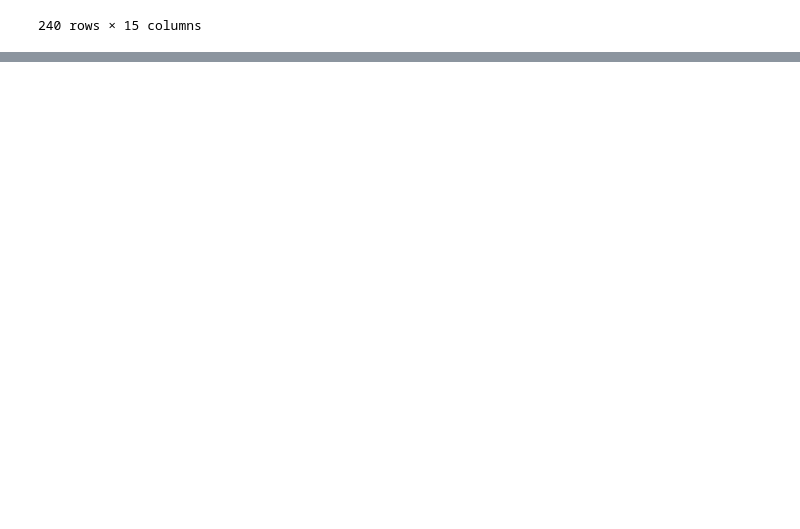
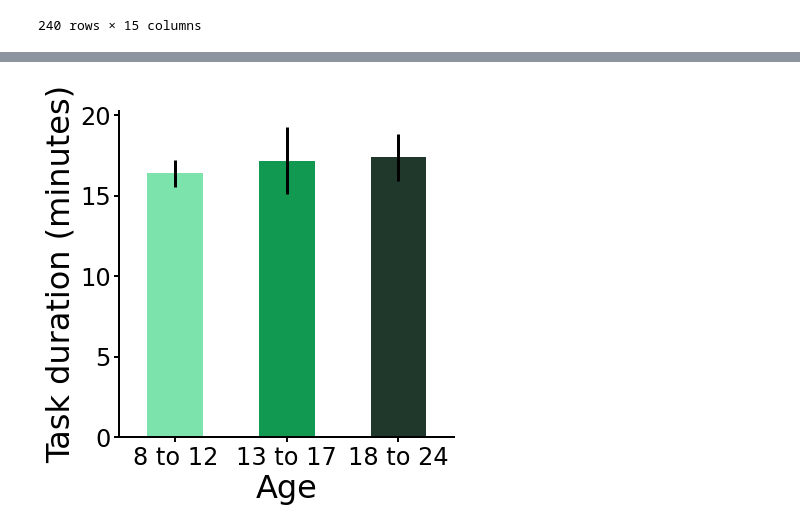
Before and after one commit to sinabolouki/fourinarow_analyses, a Jupyter notebook: Analysis notebooks/new/Age Plots.ipynb, the cells around one changed output, grey strips where cells are left out. Saved outputs shown, nothing was run; the diff lists cells and outputs as text; code cells hidden in the pictures; blank space fills up the shorter version.

```diff
--- a/Analysis notebooks/new/Age Plots.ipynb
+++ b/Analysis notebooks/new/Age Plots.ipynb
@@ -167,0 +174,6 @@ set_labels(ax, "Game duration (s)").tick_params("x", labelrotation=0)
+# %%
+plotdata = pd.merge(dur, age, how="left", left_on="User", right_on="username").groupby("ageBin")["TotalDurationMinutes"].aggregate(['mean', 'sem'])
+ax = plotdata.plot(kind="bar", yerr="sem", color=[age_colors])
+set_labels(ax, "Task duration (minutes)").tick_params("x", labelrotation=0)
+# %% [output]
+[figure, added]
```
Also changed, not shown: parts of 9 cells of this notebook, 3 other files.
